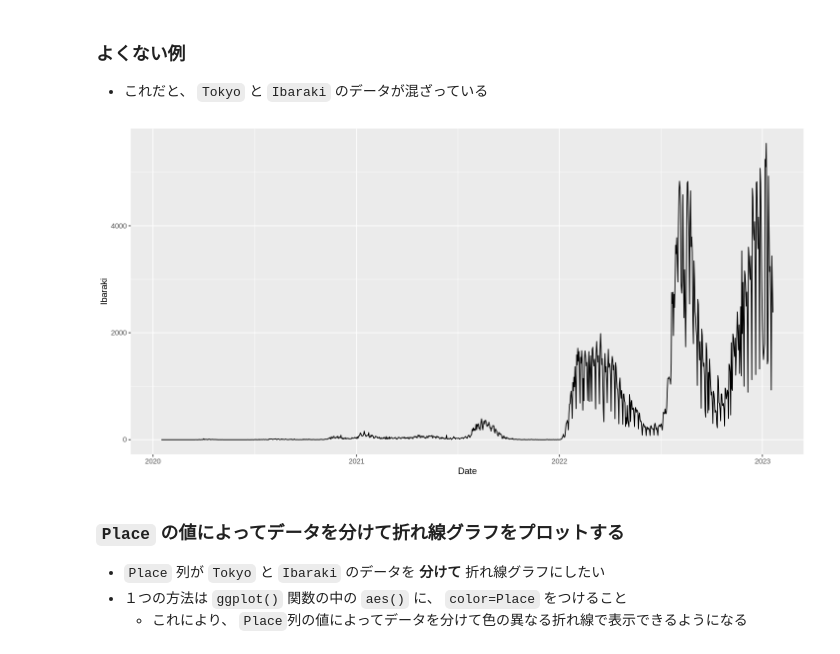
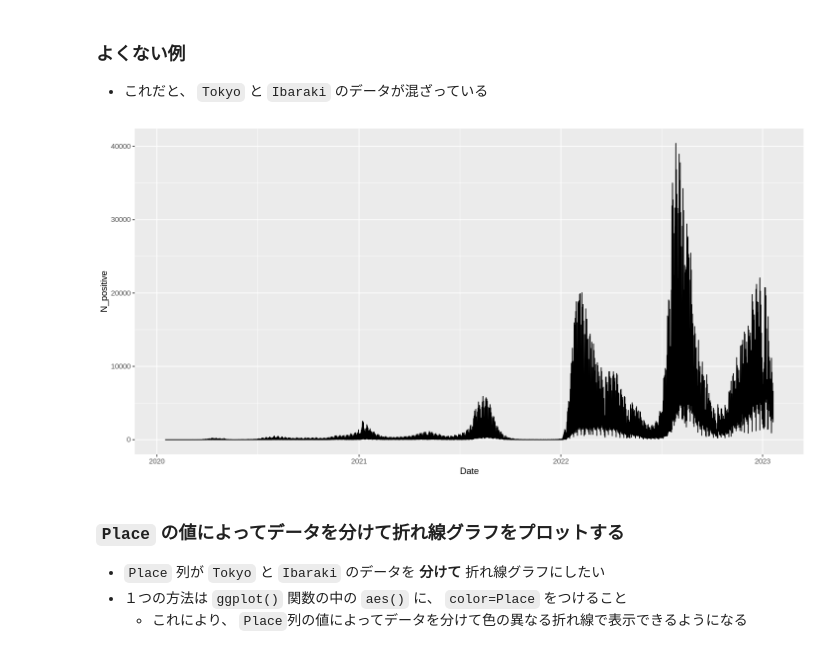
Before and after one commit to bioinfo-tsukuba/AY2023-EB62104-Bioinformatics, a Jupyter notebook: docs/Training_B/B_01.ipynb, the cells around one changed output. Saved outputs shown, nothing was run; the diff lists cells and outputs as text; code cells hidden in the pictures.

```diff
--- a/docs/Training_B/B_01.ipynb
+++ b/docs/Training_B/B_01.ipynb
@@ -38,7 +38,7 @@ The following objects are masked from ‘package:base’:
     - `col_names=TRUE` はファイルの１行目がヘッダー行（列名が書いてある）であるという指定
 - `df1` という名前のオブジェクトに読み込んだデータをデータフレーム（表）として代入
 # %%
-df1 <- read_csv("newly_confirmed_cases_daily_20220121.csv", col_names=TRUE)
+df1 <- read_csv("data/newly_confirmed_cases_daily_20220121.csv", col_names=TRUE)
 # %% [output]
 ── Column specification ────────────────────────────────────────────────────────
 cols(
@@ -186,11 +199,11 @@ options(repr.plot.width=12, repr.plot.height=6)
 
 - これだと、 `Tokyo` と `Ibaraki` のデータが混ざっている
 # %%
-g1 <- ggplot(df1, aes(x=Date, y=Ibaraki)) + geom_line()
+g1 <- ggplot(df1long, aes(x=Date, y=N_positive)) + geom_line()
 
 plot(g1)
 # %% [output]
-[figure, old version]
+[figure, new version]
 # %% [markdown]
 ### `Place` の値によってデータを分けて折れ線グラフをプロットする
 
```
Also changed, not shown: parts of 1 cell of this notebook, 16 other files.
